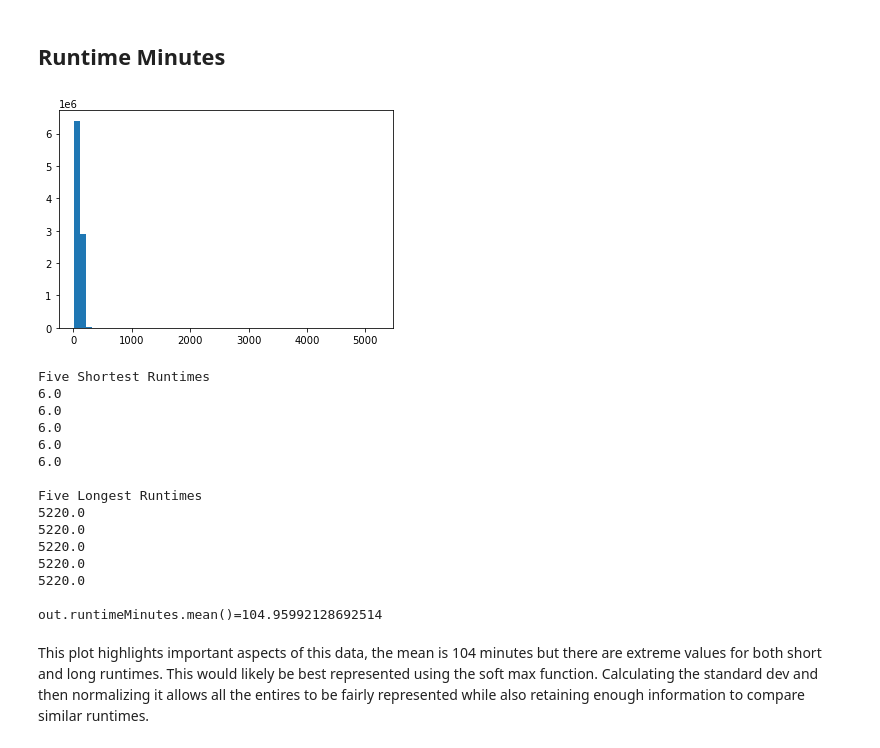
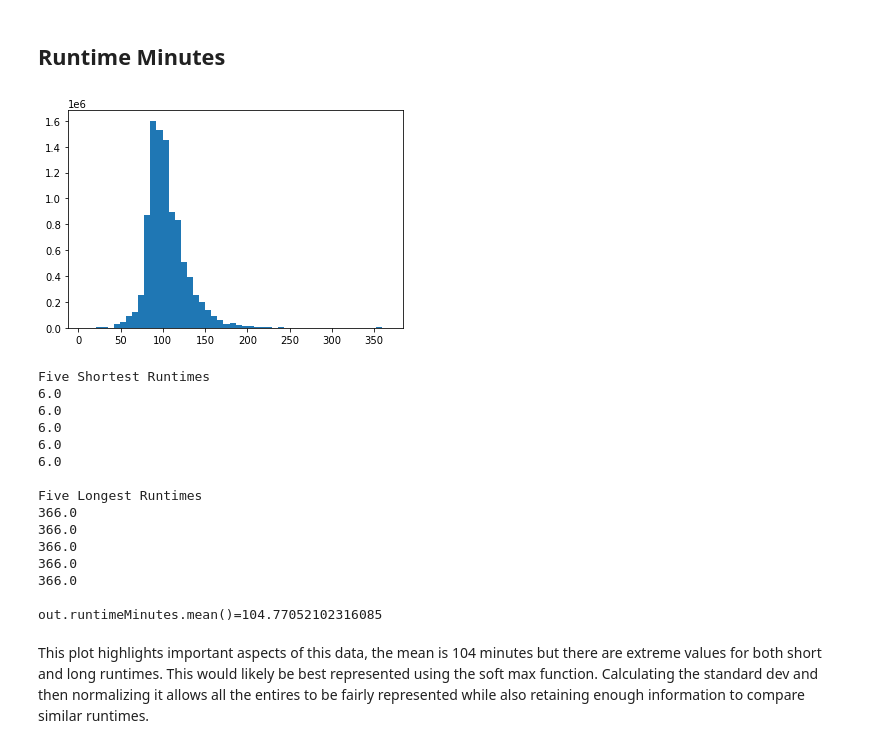
Before and after one commit to jxt1009/csci521proj, a Jupyter notebook: phase4/phase4_outliers.ipynb, the cells around one changed output. Drawn from its saved outputs; the diff is of its cells as text; code cells hidden in the pictures.

```diff
--- a/phase4/phase4_outliers.ipynb
+++ b/phase4/phase4_outliers.ipynb
@@ -535,7 +476,0 @@ This normalization should also be applied to death years, as these two attribute
-# %%
-out.deathYear = movies.deathYear.copy()
-plt.hist(out.deathYear,bins=100)
-plt.show()
-print(f"{out.deathYear.min()=}")
-print(f"{out.deathYear.max()=}")
-print(f"{out.deathYear.std()=}")
@@ -549,4 +476,0 @@ As noted, the standard deviation is high for this dataset. This is useful when c
-# %%
-out.deathYear= (out.deathYear - out.deathYear.mean()) / (out.deathYear.std())
-plt.hist(out.deathYear,bins=100)
-plt.show()
@@ -559,4 +476,0 @@ The std dev normalization is even more apparent here, as the chart of death year
-# %%
-out.averageRating = movies.averageRating.copy()
-plt.hist(out.averageRating,bins=50)
-plt.show()
@@ -567,4 +476,0 @@ The plot and nature of the data collected means that it will fall within a range
-# %%
-out.averageRating = (out.averageRating - out.averageRating.min()) / (out.averageRating.max() - out.averageRating.min())
-plt.hist(out.averageRating,bins=50)
-plt.show()
@@ -573,16 +477,15 @@ plt.show()
 # %% [markdown]
 ## Runtime Minutes
 # %%
-out.runtimeMinutes = movies.runtimeMinutes.copy()
 plt.hist(out.runtimeMinutes,bins=50)
 plt.show()
 print("Five Shortest Runtimes")
 print(out.runtimeMinutes.nsmallest(5).to_string(index=False))
 print("\nFive Longest Runtimes")
 print(out.runtimeMinutes.nlargest(5).to_string(index=False))
 print(f"\n{out.runtimeMinutes.mean()=}")
 # %% [output]
-[figure, old version]
+[figure, new version]
 Five Shortest Runtimes
 6.0
 6.0
@@ -591,13 +494,13 @@ Five Shortest Runtimes
 6.0
 
 Five Longest Runtimes
-5220.0
-5220.0
-5220.0
-5220.0
-5220.0
+366.0
+366.0
+366.0
+366.0
+366.0
 
-out.runtimeMinutes.mean()=104.95992128692514
+out.runtimeMinutes.mean()=104.77052102316085
 # %% [markdown]
 This plot highlights important aspects of this data, the mean is 104 minutes but there are extreme values for both short and long runtimes. This would likely be best represented using the soft max function. Calculating the standard dev and then normalizing it allows all the entires to be fairly represented while also retaining enough information to compare similar runtimes.
 # %%
```
Also changed, not shown: parts of 21 cells of this notebook, 1 other file.
